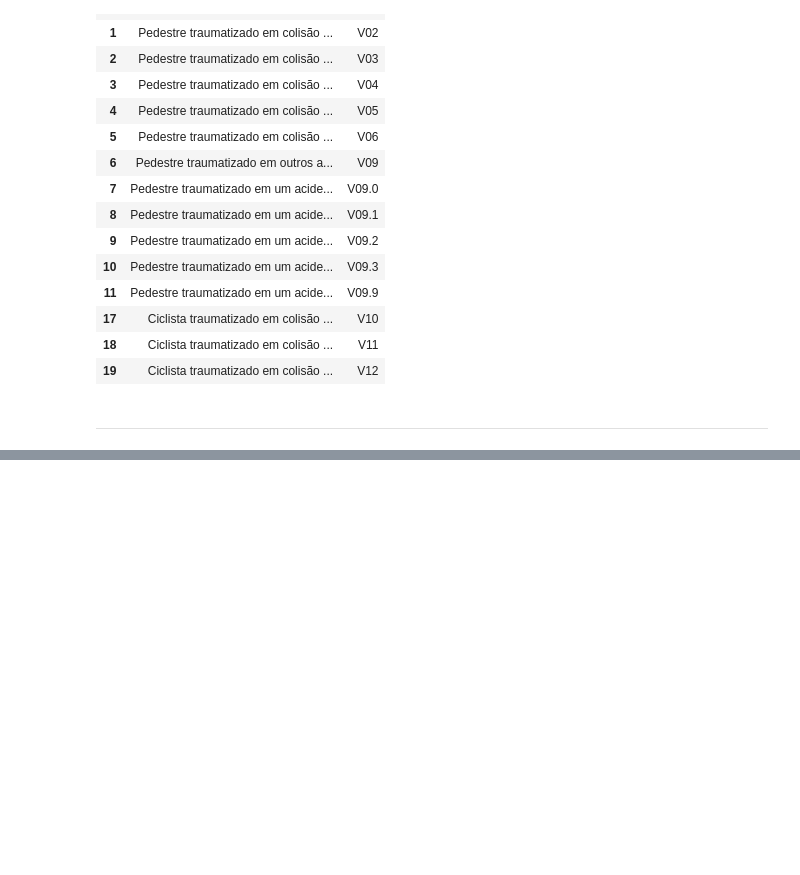
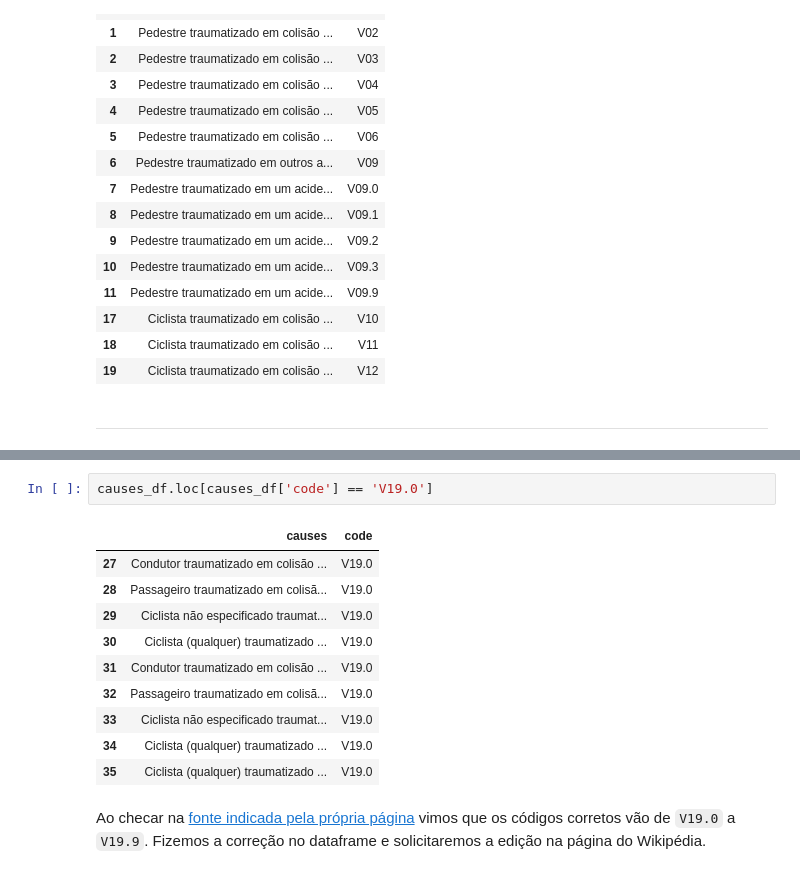
Before and after one commit to soterolab/datasus, a Jupyter notebook: 04-extracting-causes-CID10.ipynb, the cells around one changed output, grey strips where cells are left out. Cells and saved outputs as stored; diff of their text form; blank space fills up the shorter version.

```diff
--- a/04-extracting-causes-CID10.ipynb
+++ b/04-extracting-causes-CID10.ipynb
@@ -133,0 +138,16 @@ causes_df.head(15)
+# %%
+causes_df.loc[causes_df['code'] == 'V19.0']
+# %% [output]
+|  | causes | code |
+| 27 | Condutor traumatizado em colisão ... | V19.0 |
+| 28 | Passageiro traumatizado em colisã... | V19.0 |
+| 29 | Ciclista não especificado traumat... | V19.0 |
+| 30 | Ciclista (qualquer) traumatizado ... | V19.0 |
+| 31 | Condutor traumatizado em colisão ... | V19.0 |
+| 32 | Passageiro traumatizado em colisã... | V19.0 |
+| 33 | Ciclista não especificado traumat... | V19.0 |
+| 34 | Ciclista (qualquer) traumatizado ... | V19.0 |
+| 35 | Ciclista (qualquer) traumatizado ... | V19.0 |
+# %% [markdown]
+Ao checar na [fonte indicada pela própria página](https://icd.who.int/browse10/2016/en#/V19.0) vimos que os códigos corretos vão de `V19.0` a `V19.9`.
+Fizemos a correção no dataframe e solicitaremos a edição na página do Wikipédia.
```
Also changed, not shown: parts of 5 cells of this notebook.
